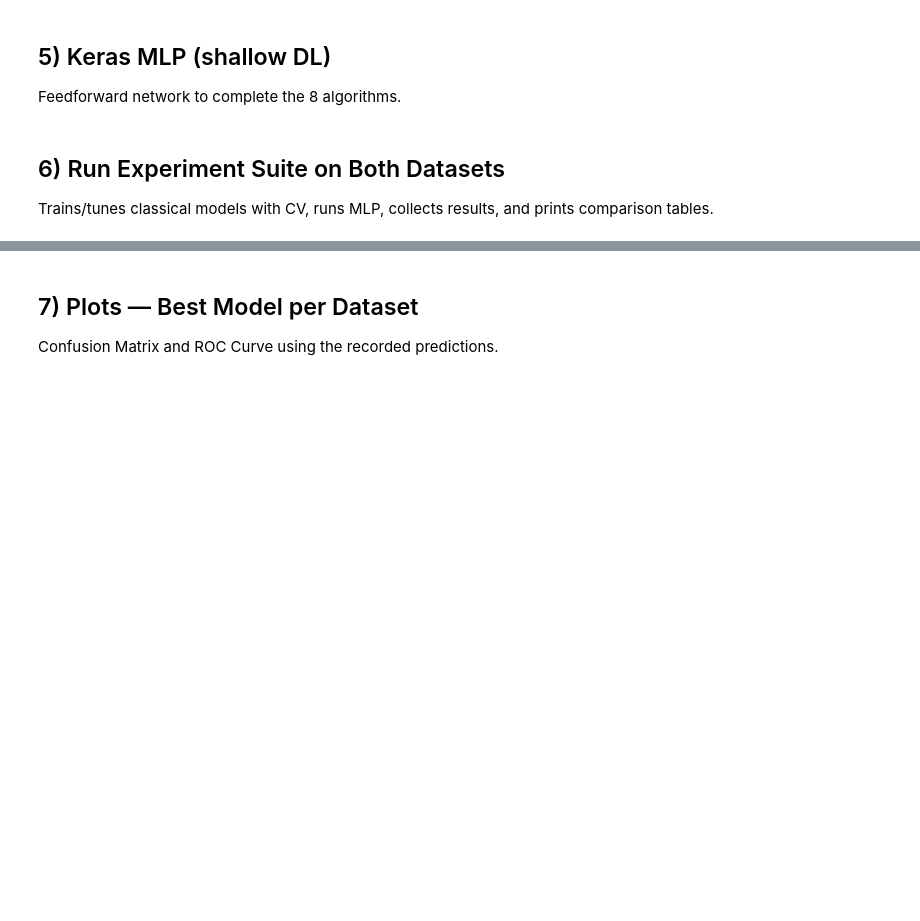
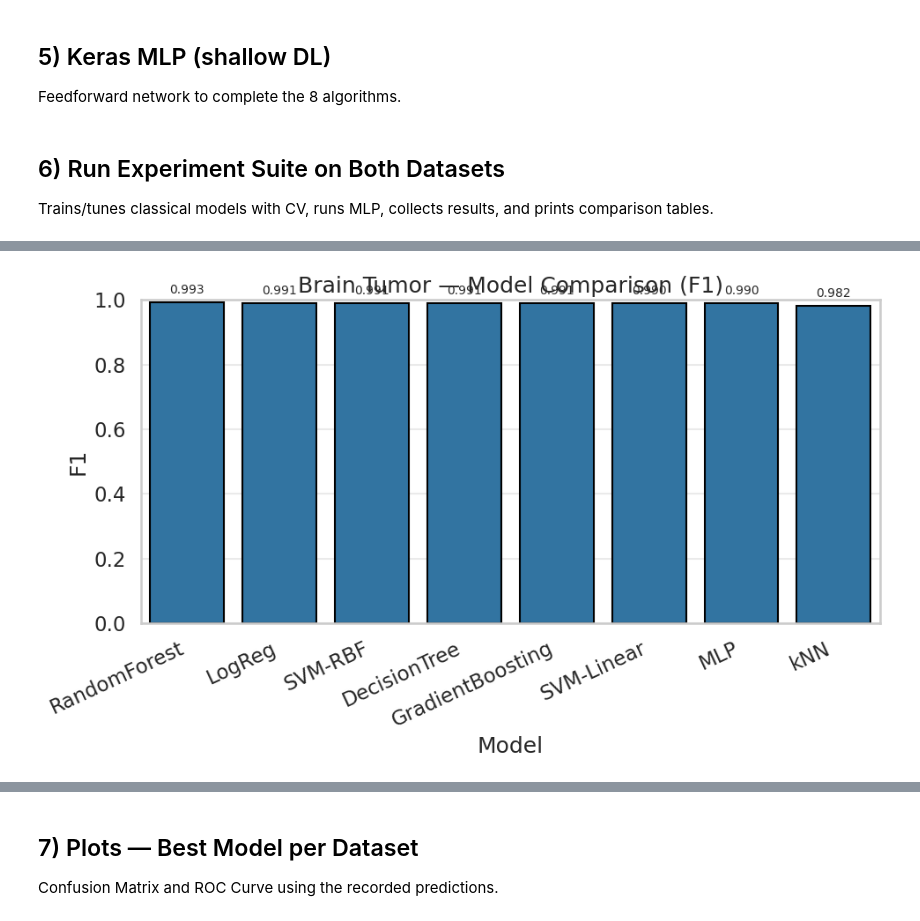
Before and after one commit to Lmach96/TECH-27-Applied-Machine-Learning-with-Python, a Jupyter notebook: LM_Final_Project_BrainTumor_Tabular_Colab.ipynb, the cells around one changed output, grey strips where cells are left out. Cells and saved outputs as stored; diff of their text form; code cells hidden in the pictures; blank space fills up the shorter version.

```diff
--- a/LM_Final_Project_BrainTumor_Tabular_Colab.ipynb
+++ b/LM_Final_Project_BrainTumor_Tabular_Colab.ipynb
@@ -293,0 +521,95 @@ Breast Cancer results:
+# %%
+# --- Install/Imports (seaborn is optional but makes clean bars) ---
+# If seaborn isn't installed in your Colab runtime, uncomment:
+# !pip install seaborn
+
+import numpy as np
+import pandas as pd
+import matplotlib.pyplot as plt
+import seaborn as sns
+
+sns.set_context("talk")
+sns.set_style("whitegrid")
+plt.rcParams["figure.figsize"] = (10, 6)
+plt.rcParams["savefig.dpi"] = 300
+
+# ---------- Helpers ----------
+def _save(fig, fname):
+    fig.tight_layout()
+    fig.savefig(fname, bbox_inches="tight")
+    print(f"Saved: {fname}")
+
+def _prep_single(df, dataset, metric):
+    d = df.copy()
+    d = d.sort_values(metric, ascending=False)
+    return d
+
+def barplot_single(results_df, dataset_name, metric="f1", filename=None, ylim=None, decimals=3):
+    """
+    Make a bar plot for one dataset, one metric (e.g., f1 or roc_auc).
+    """
+    d = _prep_single(results_df, dataset_name, metric)
+    fig, ax = plt.subplots()
+    ax = sns.barplot(data=d, x="Model", y=metric, color="C0", edgecolor="black")
+    ax.set_title(f"{dataset_name} — Model Comparison ({metric.upper()})")
+    ax.set_xlabel("Model")
+    ax.set_ylabel(metric.upper())
+    ax.set_ylim(0 if ylim is None else ylim[0], 1 if ylim is None else ylim[1])
+    # Annotate bars
+    for p in ax.patches:
+        val = p.get_height()
+        ax.annotate(f"{val:.{decimals}f}", (p.get_x() + p.get_width()/2, val),
+                    ha="center", va="bottom", fontsize=10, xytext=(0,5), textcoords="offset points")
+    plt.xticks(rotation=25, ha="right")
+    plt.tight_layout()
+    if filename:
+        _save(fig, filename)
+    plt.show()
+
+def barplot_grouped(bt_df, bc_df, metric="f1", filename=None, decimals=3):
+    """
+    Grouped bars (BrainTumor vs BreastCancer) per model for one metric.
+    Assumes both tables contain the same set of models (order will follow BrainTumor).
+    """
+    a = bt_df[["Model", metric]].copy()
+    a["Dataset"] = "BrainTumor"
+    b = bc_df[["Model", metric]].copy()
+    b["Dataset"] = "BreastCancer"
+    g = pd.concat([a, b], ignore_index=True)
+
+    # Keep a consistent model order based on BrainTumor ranking
+    order = bt_df.sort_values(metric, ascending=False)["Model"].tolist()
+    fig, ax = plt.subplots(figsize=(12,6))
+    ax = sns.barplot(data=g, x="Model", y=metric, hue="Dataset", order=order, edgecolor="black")
+    ax.set_title(f"Model Comparison Across Datasets ({metric.upper()})")
+    ax.set_xlabel("Model")
+    ax.set_ylabel(metric.upper())
+    # Annotate bars
+    for p in ax.patches:
+        val = p.get_height()
+        ax.annotate(f"{val:.{decimals}f}", (p.get_x() + p.get_width()/2, val),
+                    ha="center", va="bottom", fontsize=9, xytext=(0,4), textcoords="offset points")
+    plt.xticks(rotation=25, ha="right")
+    plt.legend(title="Dataset")
+    plt.tight_layout()
+    if filename:
+        _save(fig, filename)
+    plt.show()
+
+# ---------- Make the plots ----------
+# Ensure the expected columns exist:
+assert {"Model","f1","roc_auc"}.issubset(bt_results.columns)
+assert {"Model","f1","roc_auc"}.issubset(bc_results.columns)
+
+# 1) Single-dataset bars (F1)
+barplot_single(bt_results, "Brain Tumor", metric="f1", filename="BT_model_comparison_F1.png")
+barplot_single(bc_results, "Breast Cancer", metric="f1", filename="BC_model_comparison_F1.png")
+
+# 2) Single-dataset bars (ROC-AUC)
+barplot_single(bt_results, "Brain Tumor", metric="roc_auc", filename="BT_model_comparison_AUC.png")
+barplot_single(bc_results, "Breast Cancer", metric="roc_auc", filename="BC_model_comparison_AUC.png")
+
+# 3) Grouped bars across datasets (same metric)
+barplot_grouped(bt_results, bc_results, metric="f1", filename="Grouped_model_comparison_F1.png")
+barplot_grouped(bt_results, bc_results, metric="roc_auc", filename="Grouped_model_comparison_AUC.png")
+# %% [output]
@@ -293,0 +617 @@ Breast Cancer results:
+[figure, added]
```
Also changed, not shown: parts of 9 cells of this notebook, 1 other file.
